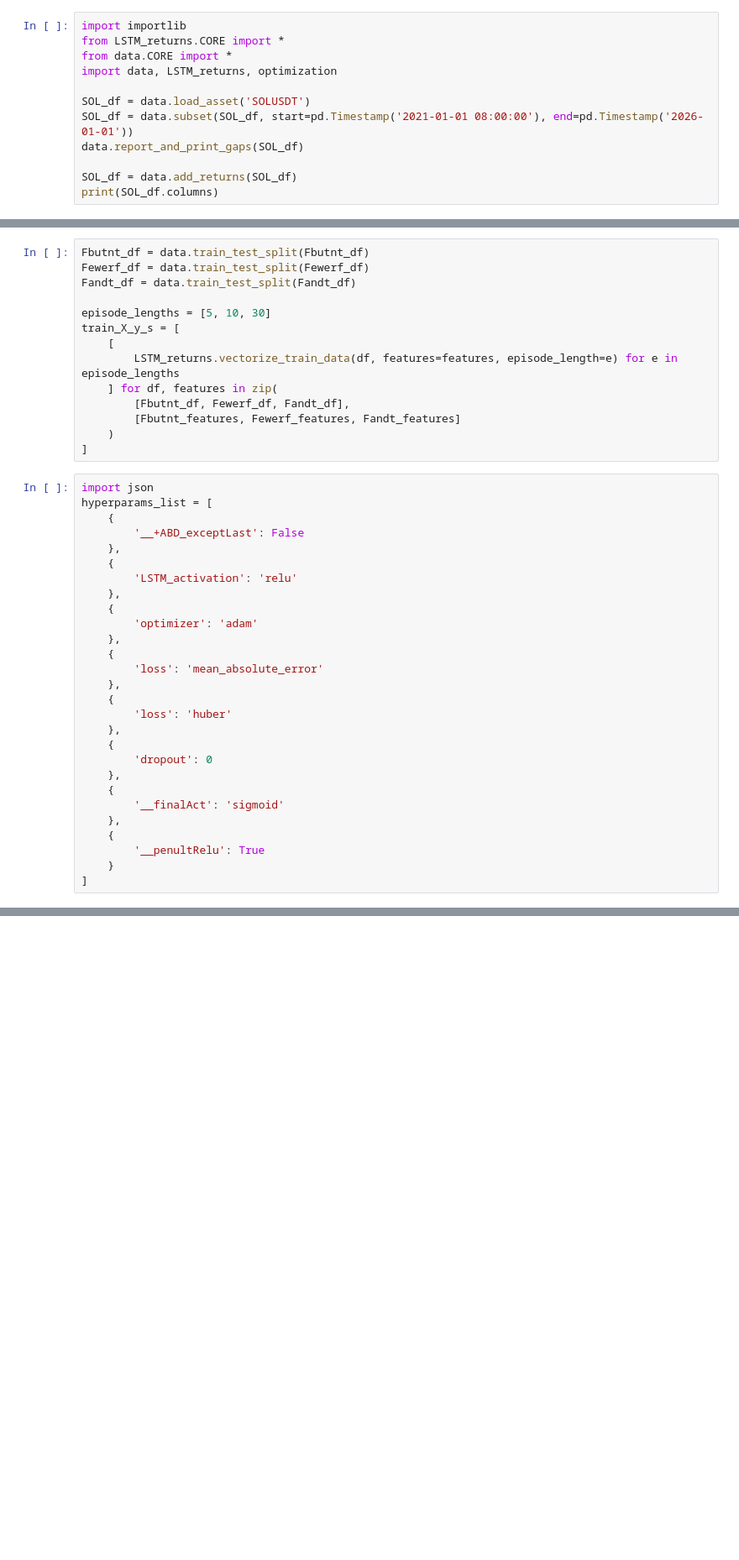
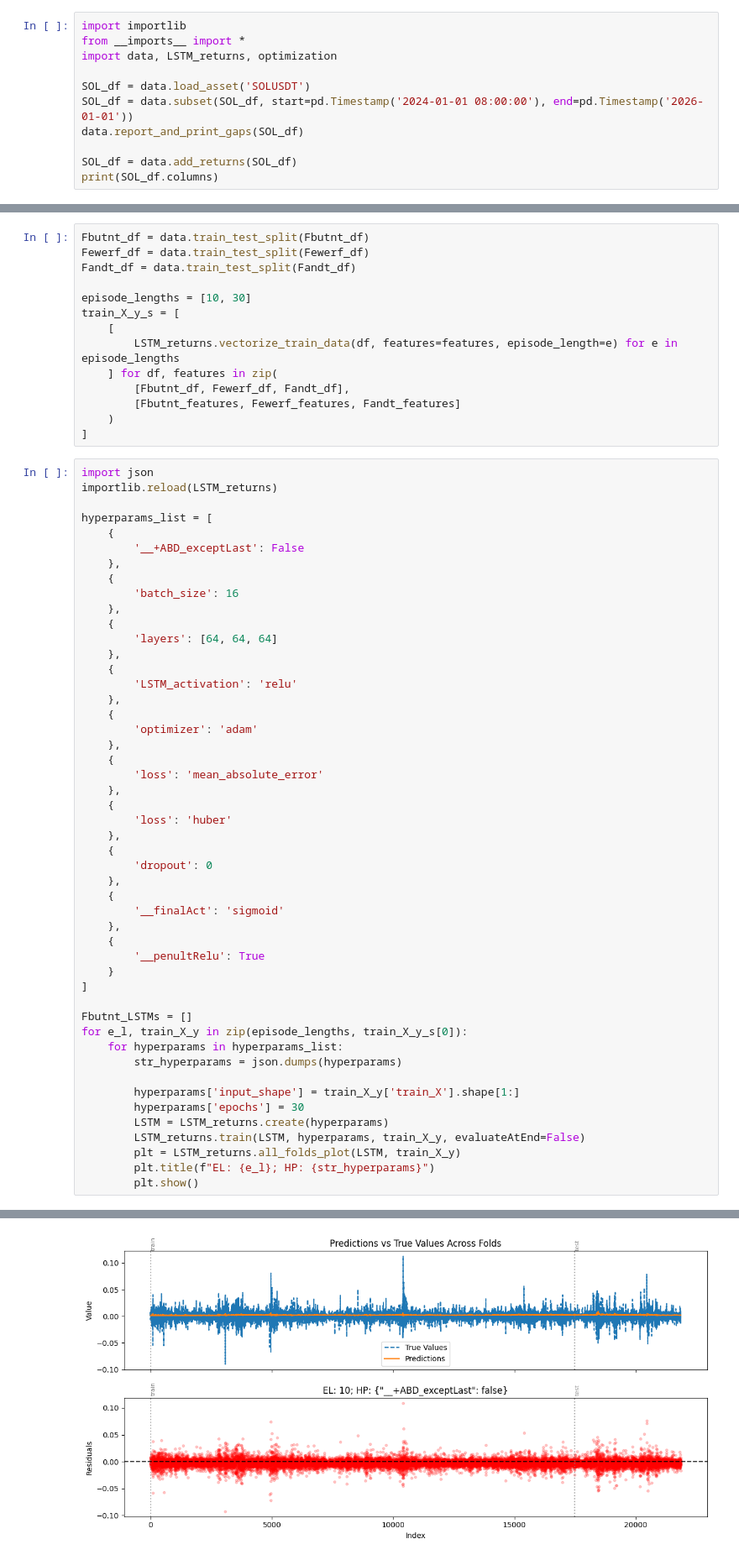
Before and after one commit to iancadev/crypto, a Jupyter notebook: AAA_Thursday1/expt1.3 debug LSTMs.ipynb, the cells around one changed output, grey strips where cells are left out. Shown at 84% size. Saved outputs shown, nothing was run; the diff lists cells and outputs as text; blank space fills up the shorter version.

```diff
--- a/AAA_Thursday1/expt1.3 debug LSTMs.ipynb
+++ b/AAA_Thursday1/expt1.3 debug LSTMs.ipynb
@@ -1,11 +1,10 @@
 # %%
 import importlib
-from LSTM_returns.CORE import *
-from data.CORE import *
+from __imports__ import *
 import data, LSTM_returns, optimization
 
 SOL_df = data.load_asset('SOLUSDT')
-SOL_df = data.subset(SOL_df, start=pd.Timestamp('2021-01-01 08:00:00'), end=pd.Timestamp('2026-01-01'))
+SOL_df = data.subset(SOL_df, start=pd.Timestamp('2024-01-01 08:00:00'), end=pd.Timestamp('2026-01-01'))
 data.report_and_print_gaps(SOL_df)
 
 SOL_df = data.add_returns(SOL_df)
@@ -73,7 +66,7 @@ Fbutnt_df = data.train_test_split(Fbutnt_df)
 Fewerf_df = data.train_test_split(Fewerf_df)
 Fandt_df = data.train_test_split(Fandt_df)
 
-episode_lengths = [5, 10, 30]
+episode_lengths = [10, 30]
 train_X_y_s = [
     [
         LSTM_returns.vectorize_train_data(df, features=features, episode_length=e) for e in episode_lengths
@@ -84,9 +77,17 @@ train_X_y_s = [
 ]
 # %%
 import json
+importlib.reload(LSTM_returns)
+
 hyperparams_list = [
     {
         '__+ABD_exceptLast': False
+    },
+    {
+        'batch_size': 16
+    },
+    {
+        'layers': [64, 64, 64]
     },
     {
         'LSTM_activation': 'relu'
@@ -110,3 +111,17 @@ hyperparams_list = [
         '__penultRelu': True
     }
 ]
+
+Fbutnt_LSTMs = []
+for e_l, train_X_y in zip(episode_lengths, train_X_y_s[0]):
+    for hyperparams in hyperparams_list:
+        str_hyperparams = json.dumps(hyperparams)
+
+        hyperparams['input_shape'] = train_X_y['train_X'].shape[1:]
+        hyperparams['epochs'] = 30
+        LSTM = LSTM_returns.create(hyperparams)
+        LSTM_returns.train(LSTM, hyperparams, train_X_y, evaluateAtEnd=False)
+        plt = LSTM_returns.all_folds_plot(LSTM, train_X_y)
+        plt.title(f"EL: {e_l}; HP: {str_hyperparams}")
+        plt.show()
+# %% [output]
@@ -112,0 +146 @@ hyperparams_list = [
+[figure, added]
```
Also changed, not shown: parts of 3 cells of this notebook, 3 other files.
